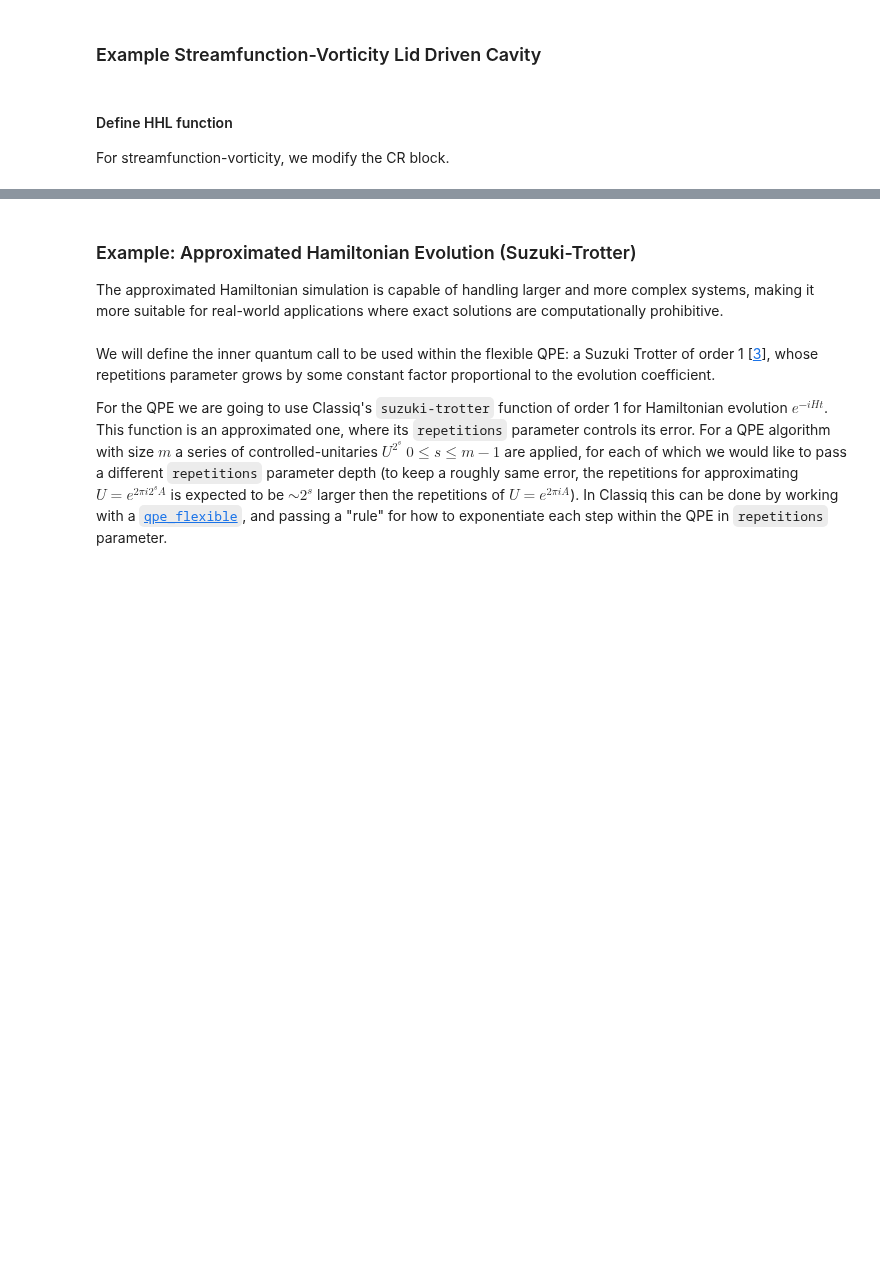
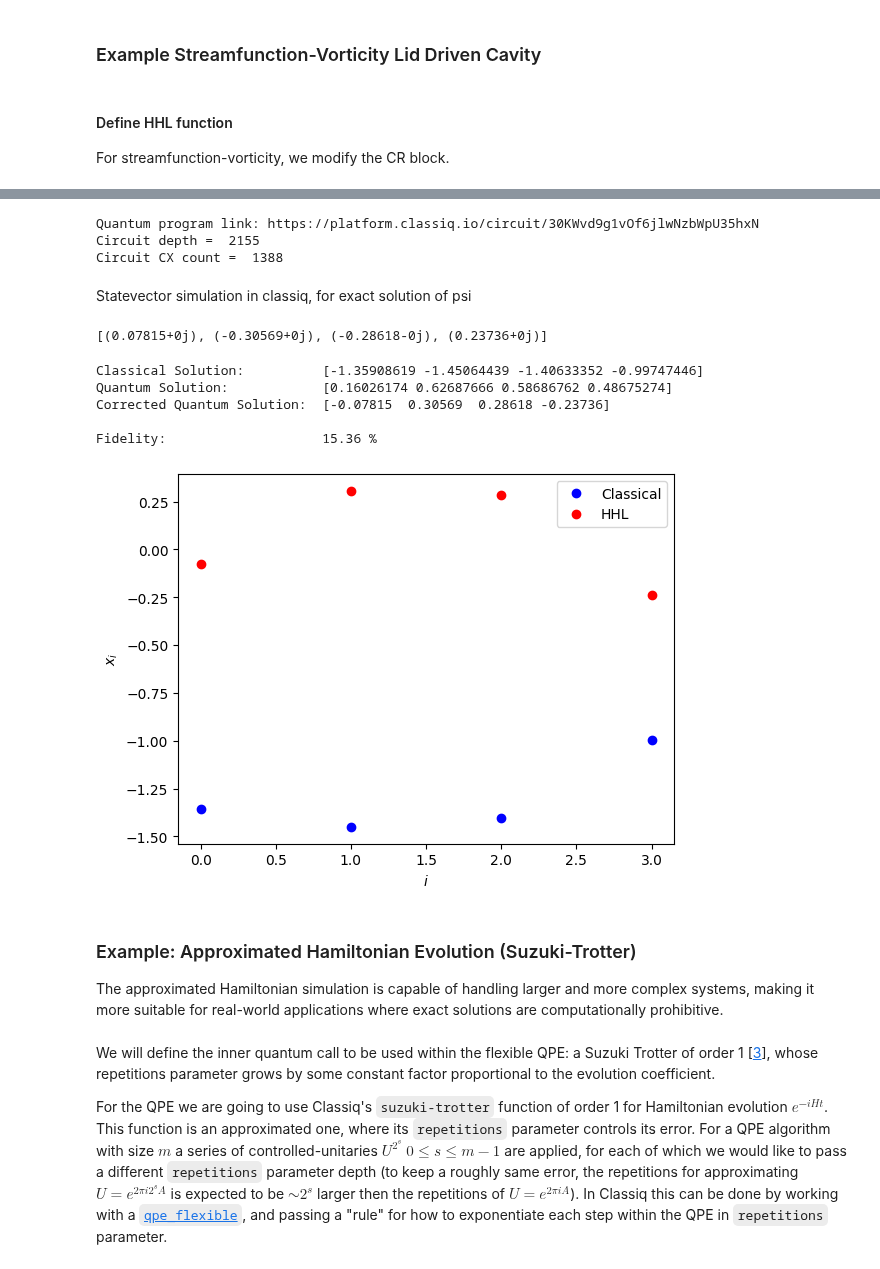
Before and after one commit to Weidsn/Quantum_Computational_Fluid_Dynamics, a Jupyter notebook: Stream function vorticity/hhl.ipynb, the cells around one changed output, grey strips where cells are left out. Cells and saved outputs as stored; diff of their text form; code cells hidden in the pictures; blank space fills up the shorter version.

Commit message:
Updates exact hamiltonian

```diff
--- a/Stream function vorticity/hhl.ipynb
+++ b/Stream function vorticity/hhl.ipynb
@@ -1065,0 +1062,3 @@ def main(
+# %%
+# Construct HHL model for streamfunction, psi
+qmod_psi_exact = hhl_model(main, backend_preferences)
@@ -1066,3 +1068,33 @@ def main(
+# %%
+# Preference setting to speed up qrog synthesis.
+pref = Preferences(optimization_level= 2, timeout_seconds=100000, optimization_timeout_seconds=8000)
+
+qprog_psi_exact = synthesize(qmod_psi_exact, preferences=pref)
+show(qprog_psi_exact)
+
+print("Circuit depth = ", qprog_psi_exact.transpiled_circuit.depth)
+print("Circuit CX count = ", qprog_psi_exact.transpiled_circuit.count_ops["cx"])
+# %% [output]
+Quantum program link: https://platform.classiq.io/circuit/30KWvd9g1vOf6jlwNzbWpU35hxN
+Circuit depth =  2155
+Circuit CX count =  1388
+# %% [markdown]
+Statevector simulation in classiq, for exact solution of psi
+# %%
+res_psi_exact = execute(qprog_psi_exact).result_value()
+qsol = quantum_solution(qprog_psi_exact, res_psi_exact, precision)
+qsol
+# %% [output]
+[(0.07815+0j), (-0.30569+0j), (-0.28618-0j), (0.23736+0j)]
+# %%
+show_solutions(A, b, qprog_psi_exact, res_psi_exact, precision, check=False)
+# %% [output]
+Classical Solution:          [-1.35908619 -1.45064439 -1.40633352 -0.99747446]
+Quantum Solution:            [0.16026174 0.62687666 0.58686762 0.48675274]
+Corrected Quantum Solution:  [-0.07815  0.30569  0.28618 -0.23736]
+
+Fidelity:                    15.36 %
+[figure, added]
 # %% [markdown]
 ### Example: Approximated Hamiltonian Evolution (Suzuki-Trotter)
 
```
Also changed, not shown: parts of 7 cells of this notebook, 2 other files.
